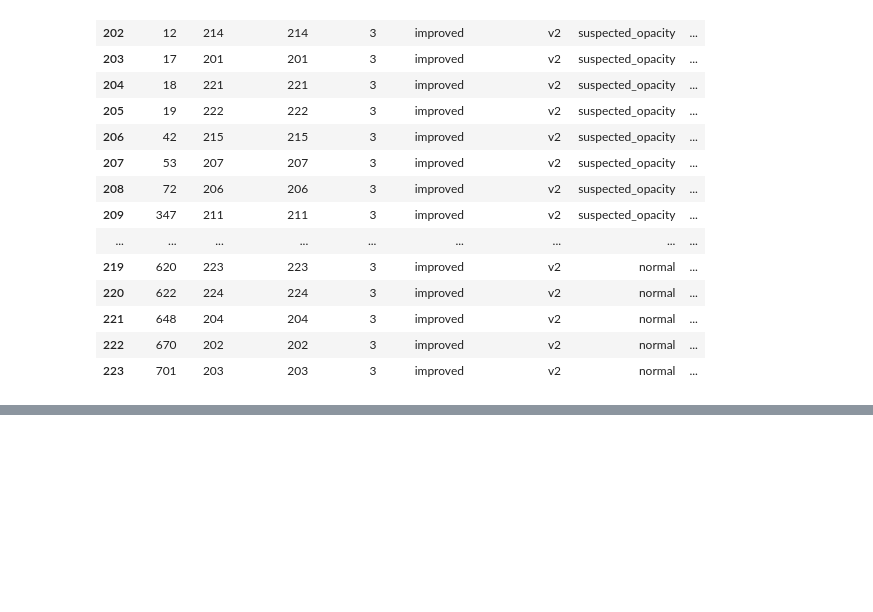
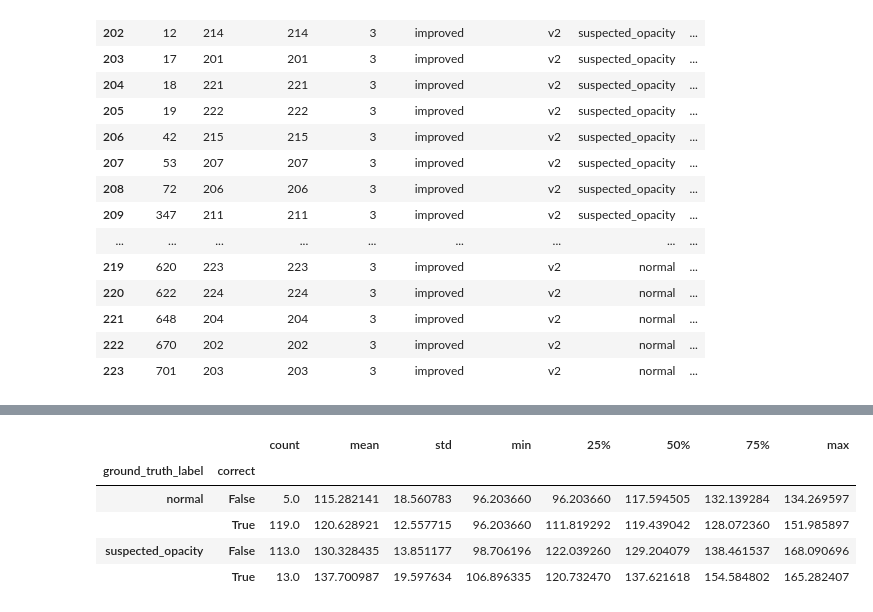
Before and after one commit to imtoatb/Assistant-Radiologique-Virtuel-Intelligent-pour-Radiographies-X, a Jupyter notebook: notebooks/02_prompt_comparison.ipynb, the cells around one changed output, grey strips where cells are left out. Drawn from its saved outputs; the diff is of its cells as text; code cells hidden in the pictures; blank space fills up the shorter version.

```diff
--- a/notebooks/02_prompt_comparison.ipynb
+++ b/notebooks/02_prompt_comparison.ipynb
@@ -302,0 +410,9 @@ df_version
+# %%
+df_bright.groupby(["ground_truth_label", "correct"])["mean_brightness"].describe()
+# %% [output]
+|  |  | count | mean | std | min | 25% | 50% | 75% | max |
+| ground_truth_label | correct |  |  |  |  |  |  |  |  |
+| normal | False | 5.0 | 115.282141 | 18.560783 | 96.203660 | 96.203660 | 117.594505 | 132.139284 | 134.269597 |
+|  | True | 119.0 | 120.628921 | 12.557715 | 96.203660 | 111.819292 | 119.439042 | 128.072360 | 151.985897 |
+| suspected_opacity | False | 113.0 | 130.328435 | 13.851177 | 98.706196 | 122.039260 | 129.204079 | 138.461537 | 168.090696 |
+|  | True | 13.0 | 137.700987 | 19.597634 | 106.896335 | 120.732470 | 137.621618 | 154.584802 | 165.282407 |
```
Also changed, not shown: parts of 14 cells of this notebook, 4 other files.
